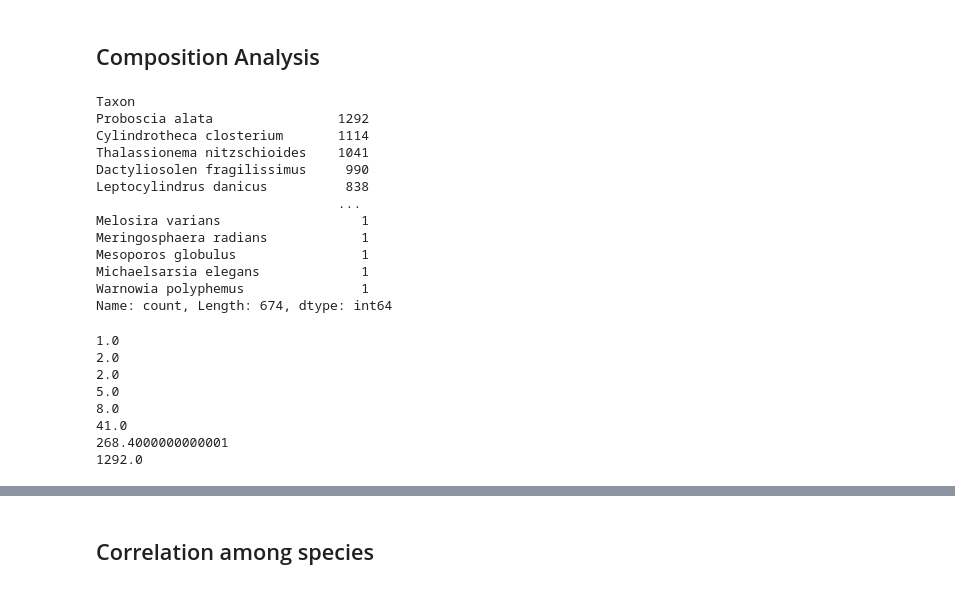
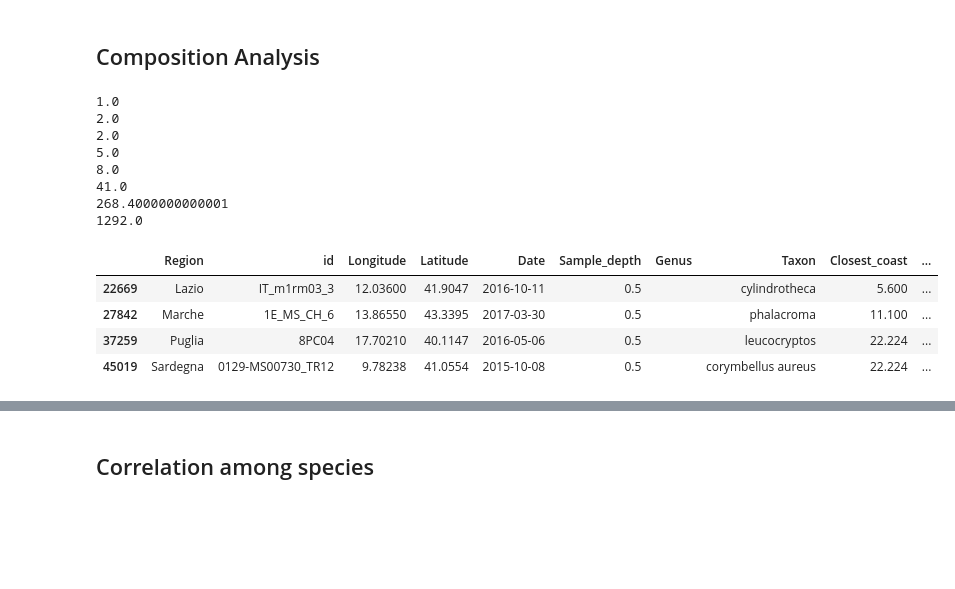
Before and after one commit to Alberto-Ghedin/ISPRA_20152017_Analysis, a Jupyter notebook: Report_with_outliers.ipynb, the cells around one changed output, grey strips where cells are left out. Drawn from its saved outputs; the diff is of its cells as text; code cells hidden in the pictures; blank space fills up the shorter version.

```diff
--- a/Report_with_outliers.ipynb
+++ b/Report_with_outliers.ipynb
@@ -736,20 +739,4 @@ plt.savefig("/mnt/d/PHD/ISPRA_20152017_Analysis/Plots/N_species_per_sample_by_re
 [figure]
 # %% [markdown]
 ## Composition Analysis
-# %%
-df
-# %% [output]
-Taxon
-Proboscia alata                1292
-Cylindrotheca closterium       1114
-Thalassionema nitzschioides    1041
-Dactyliosolen fragilissimus     990
-Leptocylindrus danicus          838
-                               ...
-Melosira varians                  1
-Meringosphaera radians            1
-Mesoporos globulus                1
-Michaelsarsia elegans             1
-Warnowia polyphemus               1
-Name: count, Length: 674, dtype: int64
 # %%
@@ -768 +757,9 @@ for fraction in [0.2, 0.25, 0.3, 0.4, 0.5, 0.75, 0.95, 1]:
+# %%
+phyto_abund_category.loc[(phyto_abund_category["Taxon"].isin(rare_species)) & (phyto_abund_category["Genus"] == ''), :]
+# %% [output]
+|  | Region | id | Longitude | Latitude | Date | Sample_depth | Genus | Taxon | Closest_coast | ... |
+| 22669 | Lazio | IT_m1rm03_3 | 12.03600 | 41.9047 | 2016-10-11 | 0.5 |  | cylindrotheca | 5.600 | ... |
+| 27842 | Marche | 1E_MS_CH_6 | 13.86550 | 43.3395 | 2017-03-30 | 0.5 |  | phalacroma | 11.100 | ... |
+| 37259 | Puglia | 8PC04 | 17.70210 | 40.1147 | 2016-05-06 | 0.5 |  | leucocryptos | 22.224 | ... |
+| 45019 | Sardegna | 0129-MS00730_TR12 | 9.78238 | 41.0554 | 2015-10-08 | 0.5 |  | corymbellus aureus | 22.224 | ... |
 # %%
```
Also changed, not shown: parts of 9 cells of this notebook.
